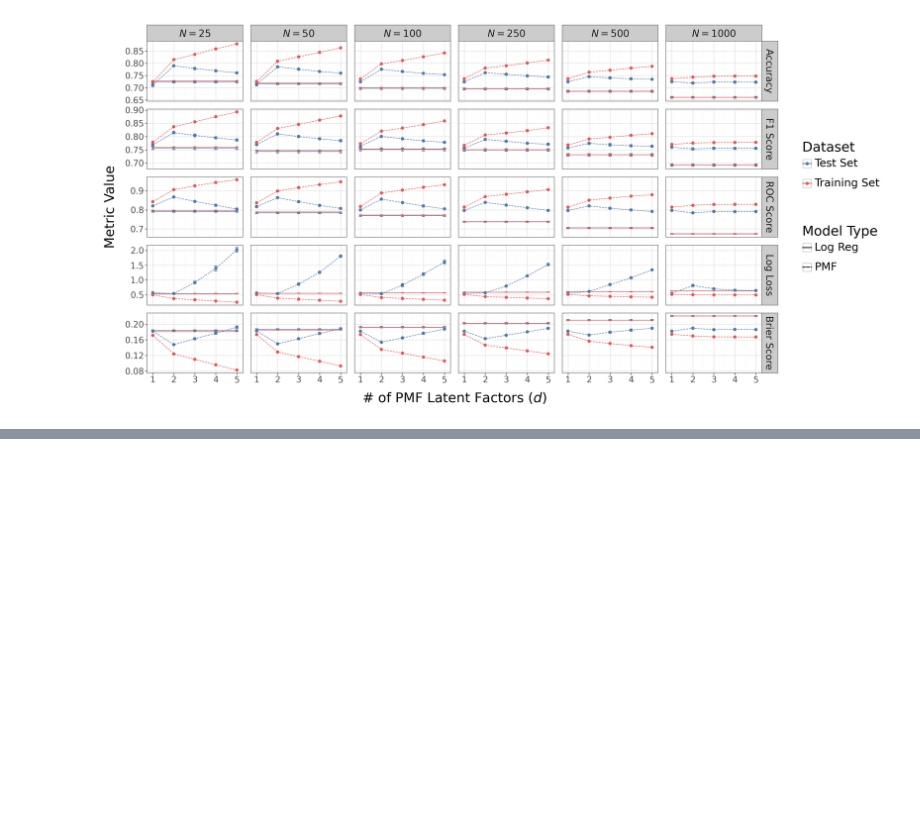
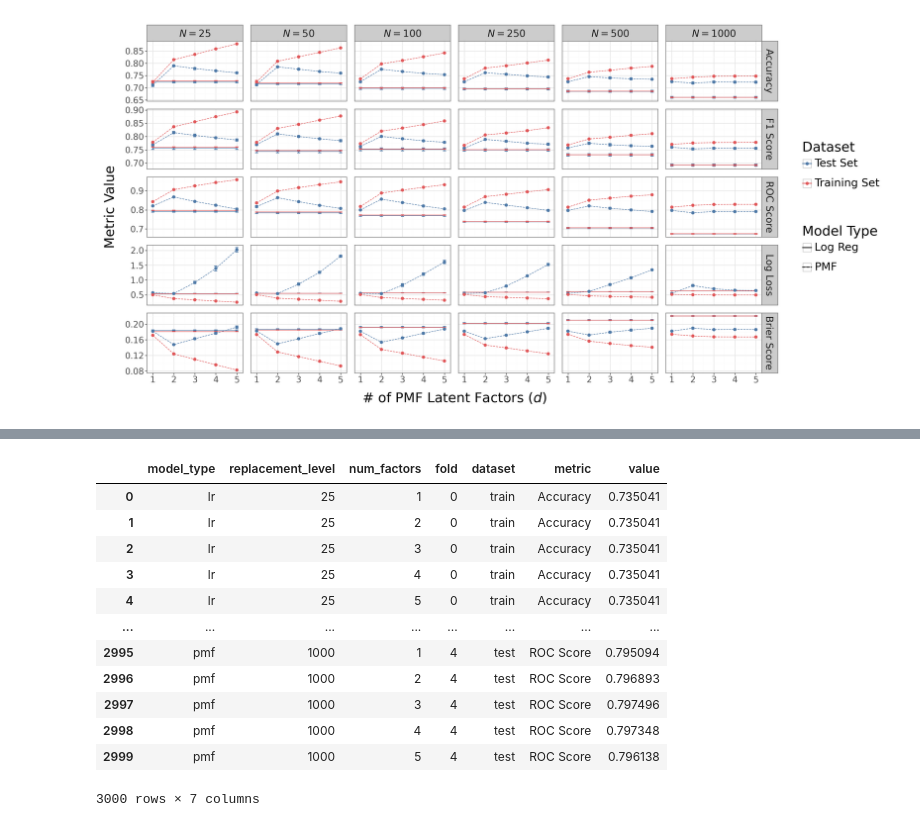
Before and after one commit to baronet2/boulder2vec, a Jupyter notebook: eval.ipynb, the cells around one changed output, grey strips where cells are left out. Cells and saved outputs as stored; diff of their text form; code cells hidden in the pictures; blank space fills up the shorter version.

```diff
--- a/eval.ipynb
+++ b/eval.ipynb
@@ -191,0 +266,23 @@ p
+# %%
+metrics_long = pd.melt(
+    metrics,
+    id_vars = ['model_type', 'replacement_level', 'num_factors', 'fold', 'dataset'],
+    value_vars = ['Accuracy', 'Log Loss', 'Brier Score', 'F1 Score', 'ROC Score'],
+    var_name = 'metric'
+)
+
+metrics_long
+# %% [output]
+|  | model_type | replacement_level | num_factors | fold | dataset | metric | value |
+| 0 | lr | 25 | 1 | 0 | train | Accuracy | 0.735041 |
+| 1 | lr | 25 | 2 | 0 | train | Accuracy | 0.735041 |
+| 2 | lr | 25 | 3 | 0 | train | Accuracy | 0.735041 |
+| 3 | lr | 25 | 4 | 0 | train | Accuracy | 0.735041 |
+| 4 | lr | 25 | 5 | 0 | train | Accuracy | 0.735041 |
+| ... | ... | ... | ... | ... | ... | ... | ... |
+| 2995 | pmf | 1000 | 1 | 4 | test | ROC Score | 0.795094 |
+| 2996 | pmf | 1000 | 2 | 4 | test | ROC Score | 0.796893 |
+| 2997 | pmf | 1000 | 3 | 4 | test | ROC Score | 0.797496 |
+| 2998 | pmf | 1000 | 4 | 4 | test | ROC Score | 0.797348 |
+| 2999 | pmf | 1000 | 5 | 4 | test | ROC Score | 0.796138 |
+3000 rows × 7 columns
```
Also changed, not shown: parts of 7 cells of this notebook.
